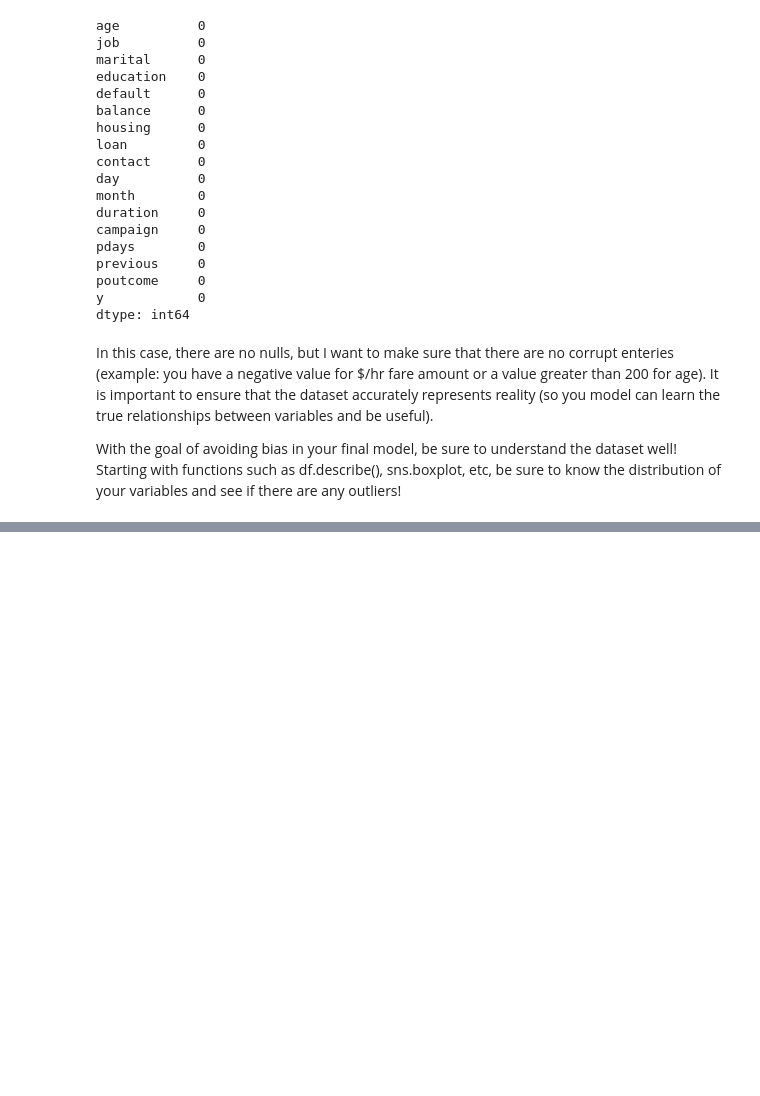
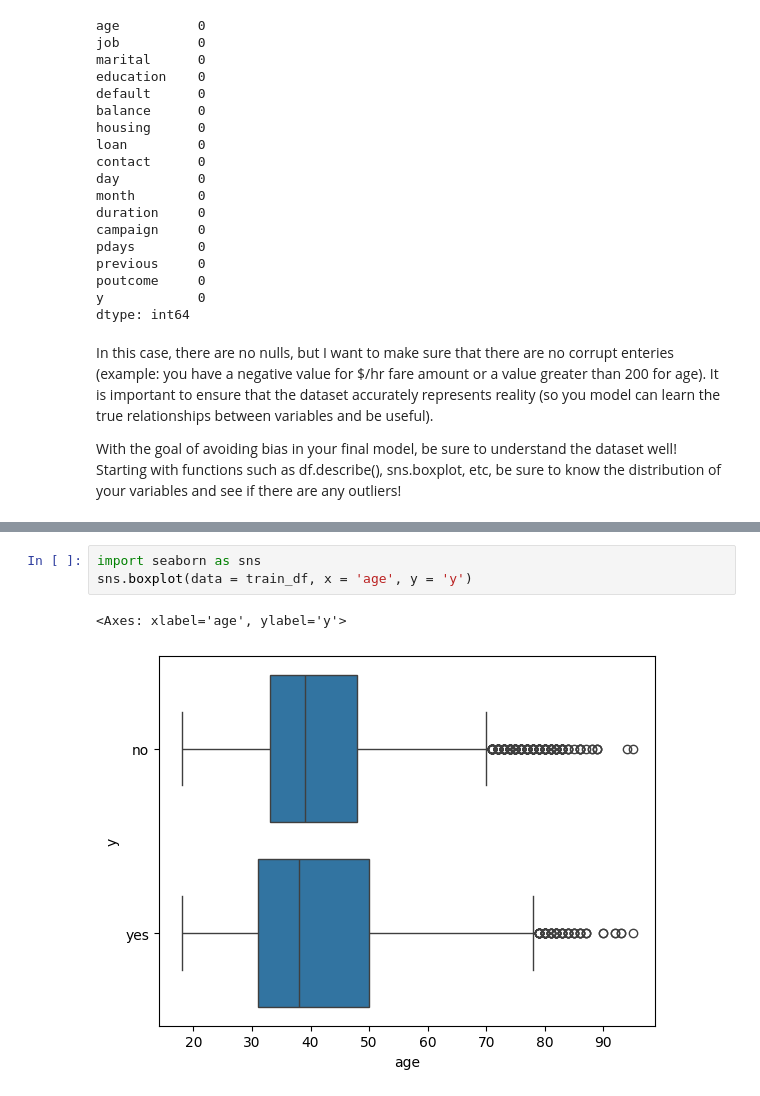
Before and after one commit to yzhao2433/AI4AllDemo, a Jupyter notebook: demo.ipynb, the cells around one changed output, grey strips where cells are left out. Saved outputs shown, nothing was run; the diff lists cells and outputs as text; blank space fills up the shorter version.

Commit message:
Added one visualization example

```diff
--- a/demo.ipynb
+++ b/demo.ipynb
@@ -126,0 +180,6 @@ train_df.describe()
+# %%
+import seaborn as sns
+sns.boxplot(data = train_df, x = 'age', y = 'y')
+# %% [output]
+<Axes: xlabel='age', ylabel='y'>
+[figure, added]
```
Also changed, not shown: parts of 8 cells of this notebook.
